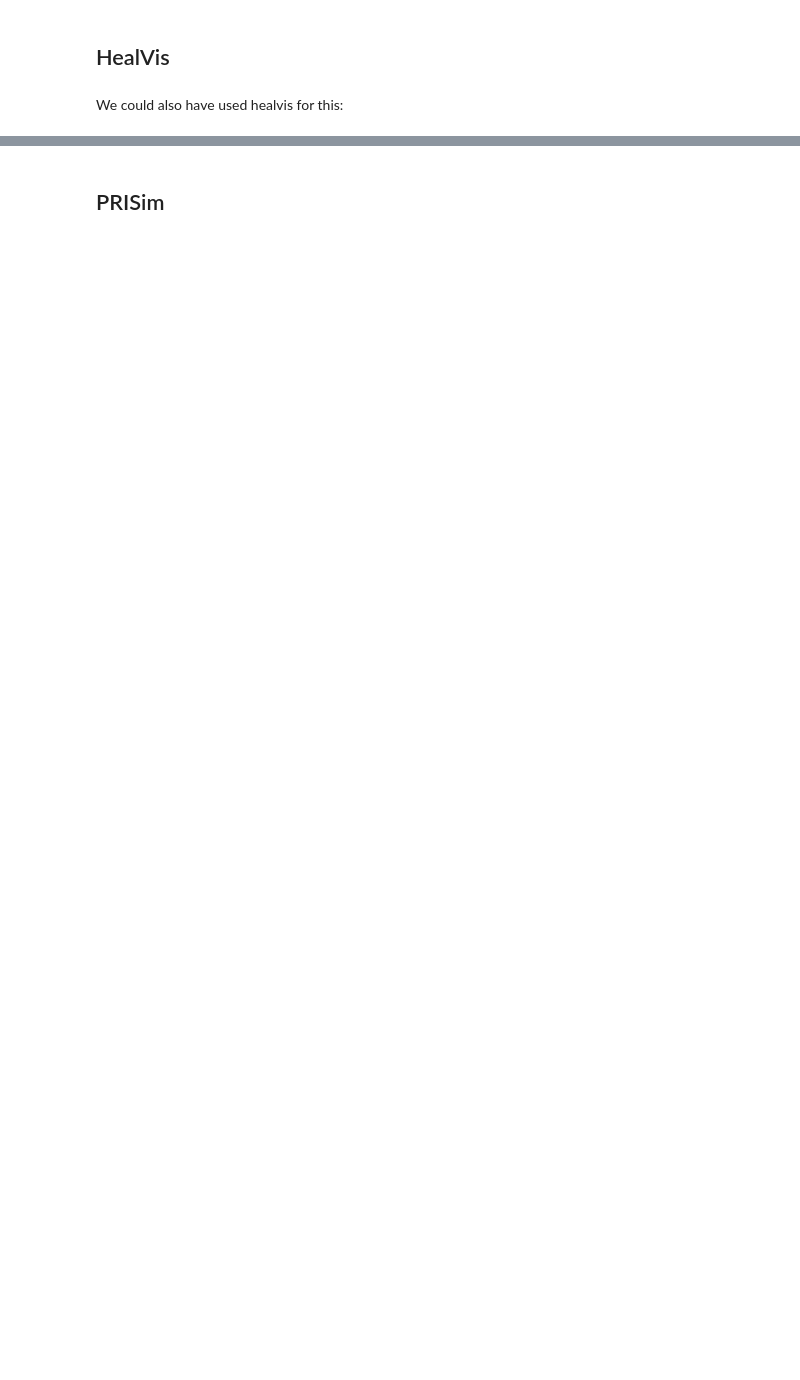
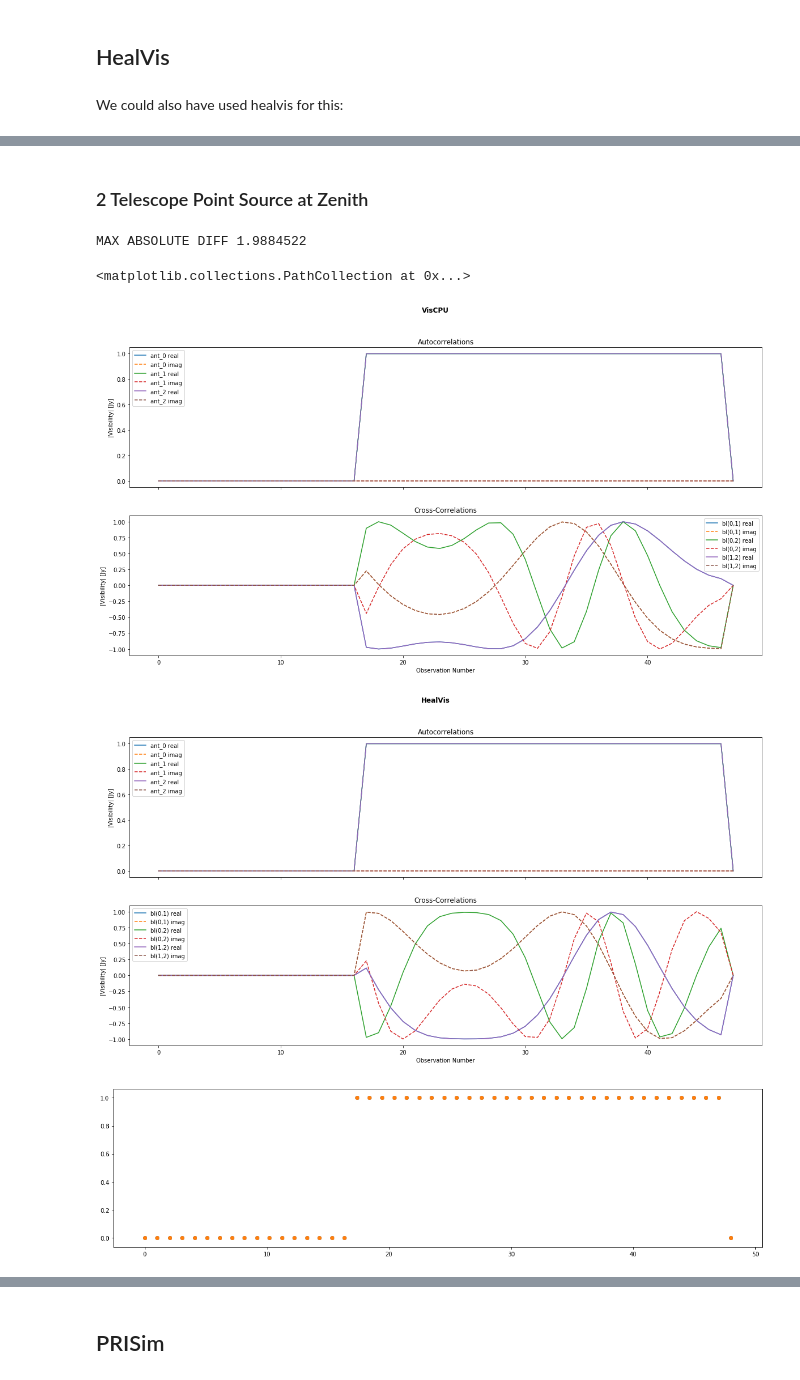
Before and after one commit to HERA-Team/hera_sim, a Jupyter notebook: docs/tutorials/visibility_simulator.ipynb, the cells around one changed output, grey strips where cells are left out. Saved outputs shown, nothing was run; the diff lists cells and outputs as text; code cells hidden in the pictures; blank space fills up the shorter version.

```diff
--- a/docs/tutorials/visibility_simulator.ipynb
+++ b/docs/tutorials/visibility_simulator.ipynb
@@ -261,0 +380,69 @@ def make_fringe(az, za, freq, enu):
+# %% [markdown]
+### 2 Telescope Point Source at Zenith
+# %%
+uvdata = myuvdata(ntel=3)
+uvdata1 = myuvdata(ntel=3)
+freqs = np.unique(uvdata.freq_array)
+
+point_source_pos = np.array([[0, uvdata.telescope_lat_lon_alt[0]]])
+point_source_flux = np.array([[1.0]] * len(freqs))
+
+viscpu_sim = VisCPU(
+    uvdata=uvdata1,
+    sky_freqs=freqs,
+    point_source_pos=point_source_pos,
+    point_source_flux=point_source_flux,
+    nside=2**4,
+    real_dtype=np.float64,
+    complex_dtype=np.complex128,
+)
+
+healvis_sim = HealVis(
+    uvdata=uvdata,
+    sky_freqs=freqs,
+    point_source_pos=point_source_pos,
+    point_source_flux=point_source_flux,
+    nside=2 ** 4
+)
+
+viscpu_sim.simulate()
+healvis_sim.simulate()
+
+viscpu = viscpu_sim.uvdata.data_array
+healvis = healvis_sim.uvdata.data_array
+
+print "MAX ABSOLUTE DIFF", np.max(np.abs(viscpu-healvis))
+
+plot_blts(viscpu_sim)
+plot_blts(healvis_sim)
+
+figsize=(20, 5)
+
+
+
+plt.figure(figsize=figsize)
+auto_ind = viscpu_sim.uvdata.antpair2ind((0,0))
+auto_ind1 = healvis_sim.uvdata.antpair2ind((0,0))
+
+a = np.linspace(0, len(viscpu[auto_ind,0,0,0]), len(viscpu[auto_ind,0,0,0]))
+
+plt.scatter(a, viscpu[auto_ind,0,0,0])
+plt.scatter(a, healvis[auto_ind1,0,0,0])
+
+plt.figure(figsize=figsize)
+auto_ind = viscpu_sim.uvdata.antpair2ind((1,1))
+auto_ind1 = healvis_sim.uvdata.antpair2ind((1,1))
+plt.plot(a, viscpu[auto_ind,0,0,0])
+plt.plot(a, healvis[auto_ind1,0,0,0])
+
+plt.figure(figsize=figsize)
+cross_ind = viscpu_sim.uvdata.antpair2ind((1,0))
+cross_ind1 = healvis_sim.uvdata.antpair2ind((1,0))
+plt.scatter(a, viscpu[cross_ind,0,0,0])
+plt.scatter(a, healvis[cross_ind1,0,0,0])
+# %% [output]
+MAX ABSOLUTE DIFF 1.9884522
+<matplotlib.collections.PathCollection at 0x...>
+[figure, added]
+[figure, added]
+[figure, added]
```
Also changed, not shown: parts of 45 cells of this notebook, 7 other files.
